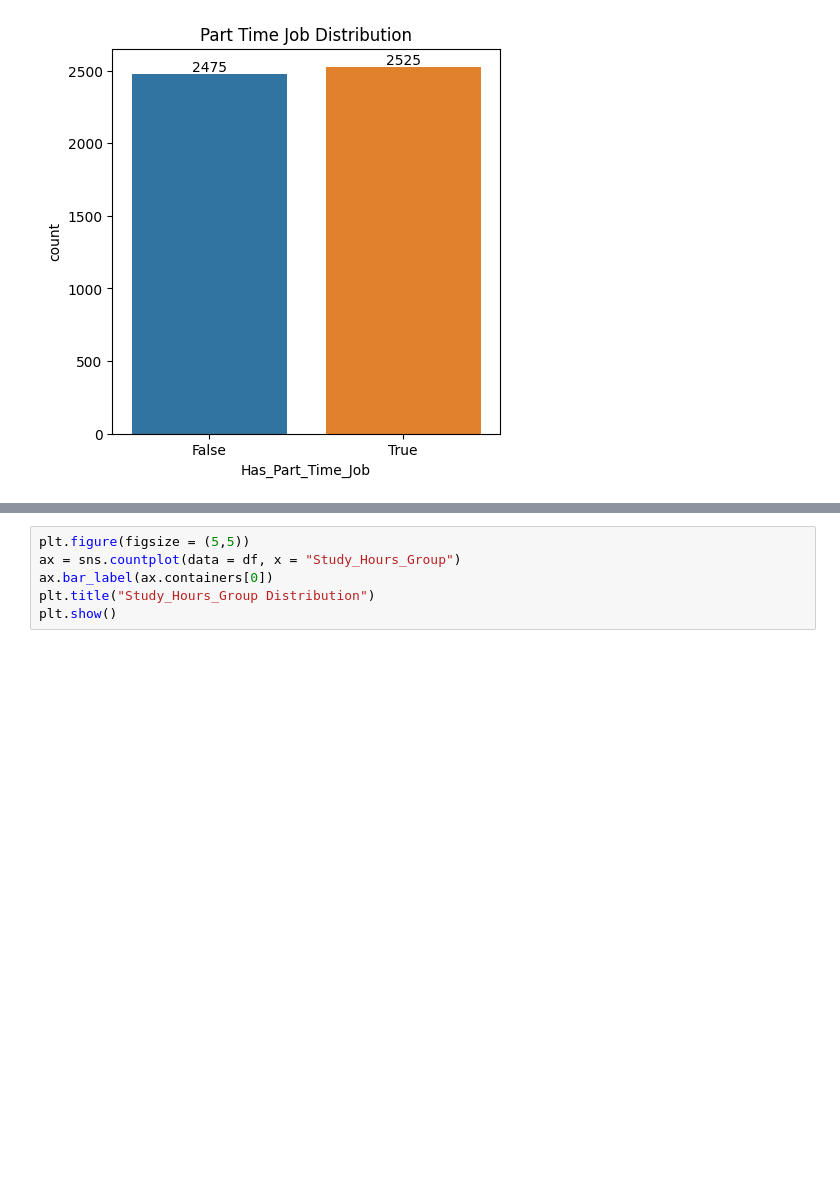
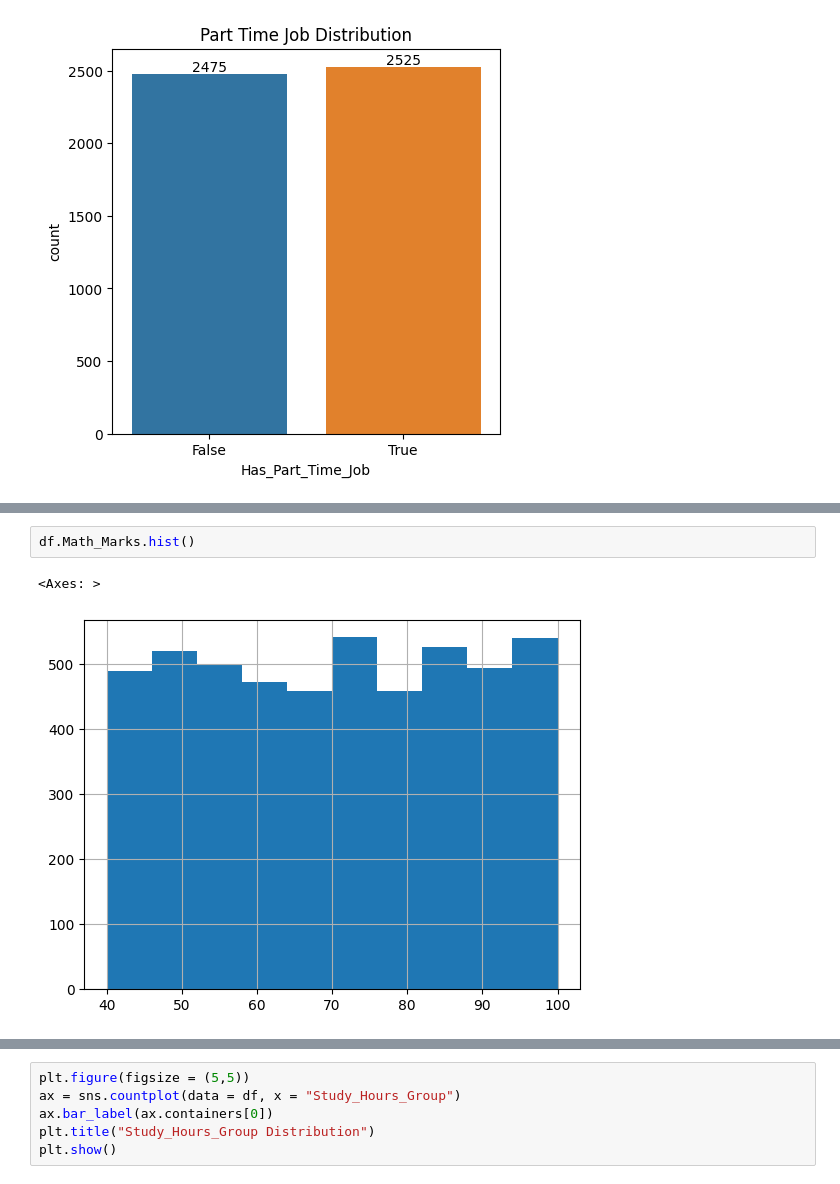
Before and after one commit to stanleyedward/dsc_eda, a Jupyter notebook: test.ipynb, the cells around one changed output, grey strips where cells are left out. Cells and saved outputs as stored; diff of their text form; blank space fills up the shorter version.

```diff
--- a/test.ipynb
+++ b/test.ipynb
@@ -103,0 +109,5 @@ plt.show()
+# %%
+df.Math_Marks.hist()
+# %% [output]
+<Axes: >
+[figure, added]
```
Also changed, not shown: parts of 9 cells of this notebook.
